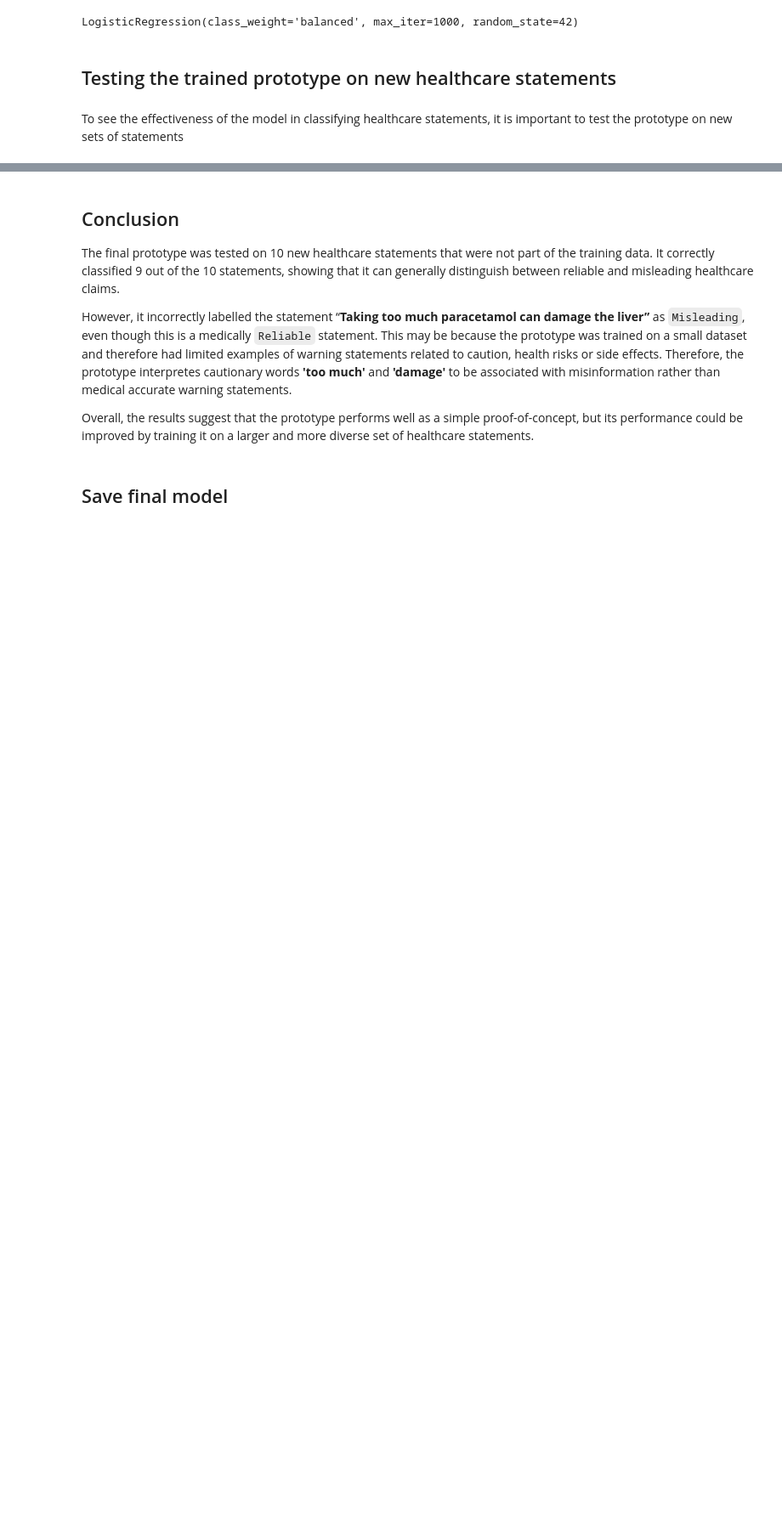
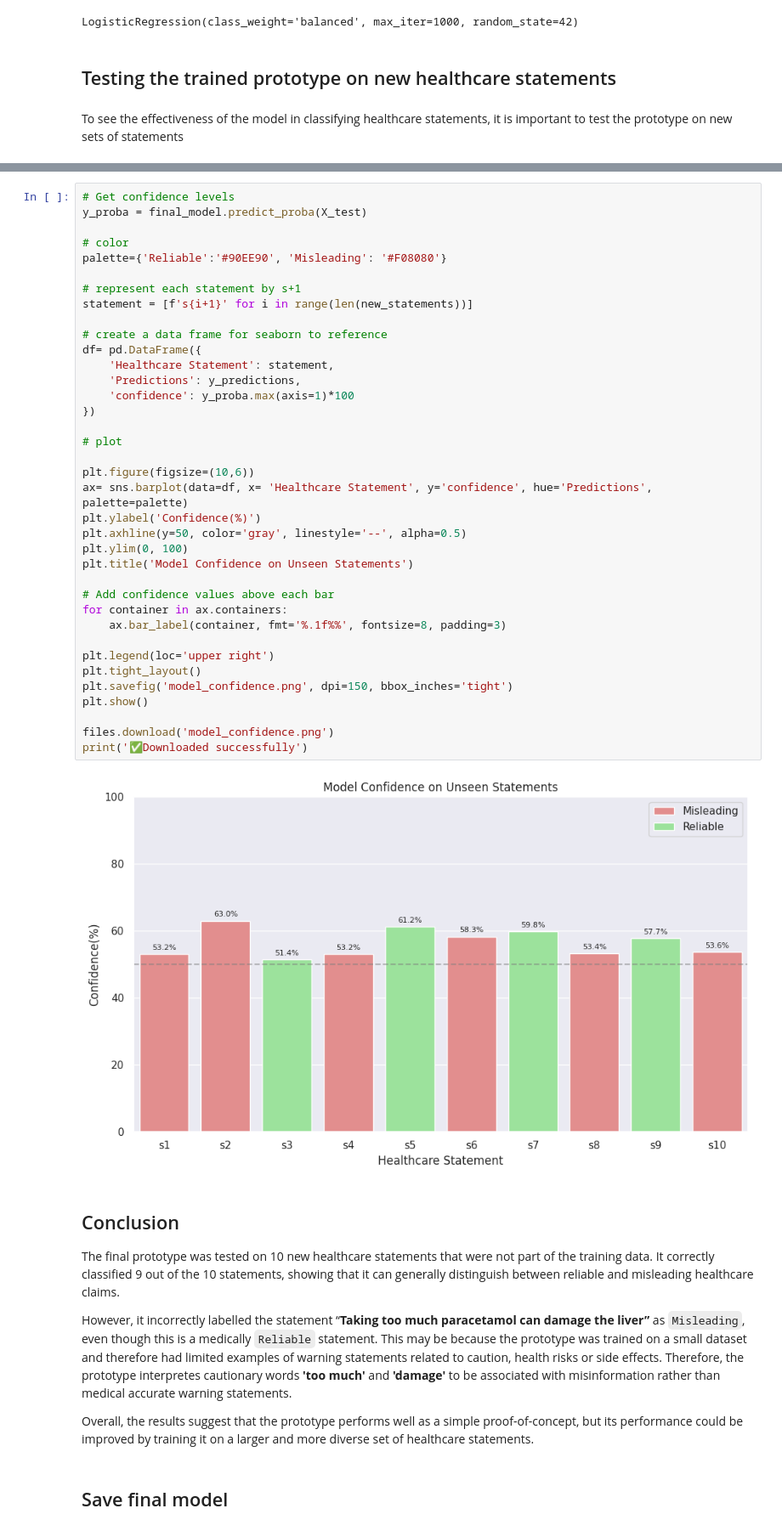
Before and after one commit to Ibitoye07/Healthcare-Statement-Classification, a Jupyter notebook: Healthcare_Statements_Classification.ipynb, the cells around one changed output, grey strips where cells are left out. Shown at 85% size. Saved outputs shown, nothing was run; the diff lists cells and outputs as text; blank space fills up the shorter version.

```diff
--- a/Healthcare_Statements_Classification.ipynb
+++ b/Healthcare_Statements_Classification.ipynb
@@ -202,3 +242,42 @@ Prototype Accuracy: 80.00%
+# %%
+# Get confidence levels
+y_proba = final_model.predict_proba(X_test)
+
+# color
+palette={'Reliable':'#90EE90', 'Misleading': '#F08080'}
+
+# represent each statement by s+1
+statement = [f's{i+1}' for i in range(len(new_statements))]
+
+# create a data frame for seaborn to reference
+df= pd.DataFrame({
+    'Healthcare Statement': statement,
+    'Predictions': y_predictions,
+    'confidence': y_proba.max(axis=1)*100
+})
+
+# plot
+
+plt.figure(figsize=(10,6))
+ax= sns.barplot(data=df, x= 'Healthcare Statement', y='confidence', hue='Predictions', palette=palette)
+plt.ylabel('Confidence(%)')
+plt.axhline(y=50, color='gray', linestyle='--', alpha=0.5)
+plt.ylim(0, 100)
+plt.title('Model Confidence on Unseen Statements')
+
+# Add confidence values above each bar
+for container in ax.containers:
+    ax.bar_label(container, fmt='%.1f%%', fontsize=8, padding=3)
+
+plt.legend(loc='upper right')
+plt.tight_layout()
+plt.savefig('model_confidence.png', dpi=150, bbox_inches='tight')
+plt.show()
+
+files.download('model_confidence.png')
+print('✅Downloaded successfully')
+# %% [output]
+[figure, added]
 # %% [markdown]
 ## Conclusion
 The final prototype was tested on 10 new healthcare statements that were not part of the training data. It correctly classified 9 out of the 10 statements, showing that it can generally distinguish between reliable and misleading healthcare claims.
```
Also changed, not shown: parts of 12 cells of this notebook.
